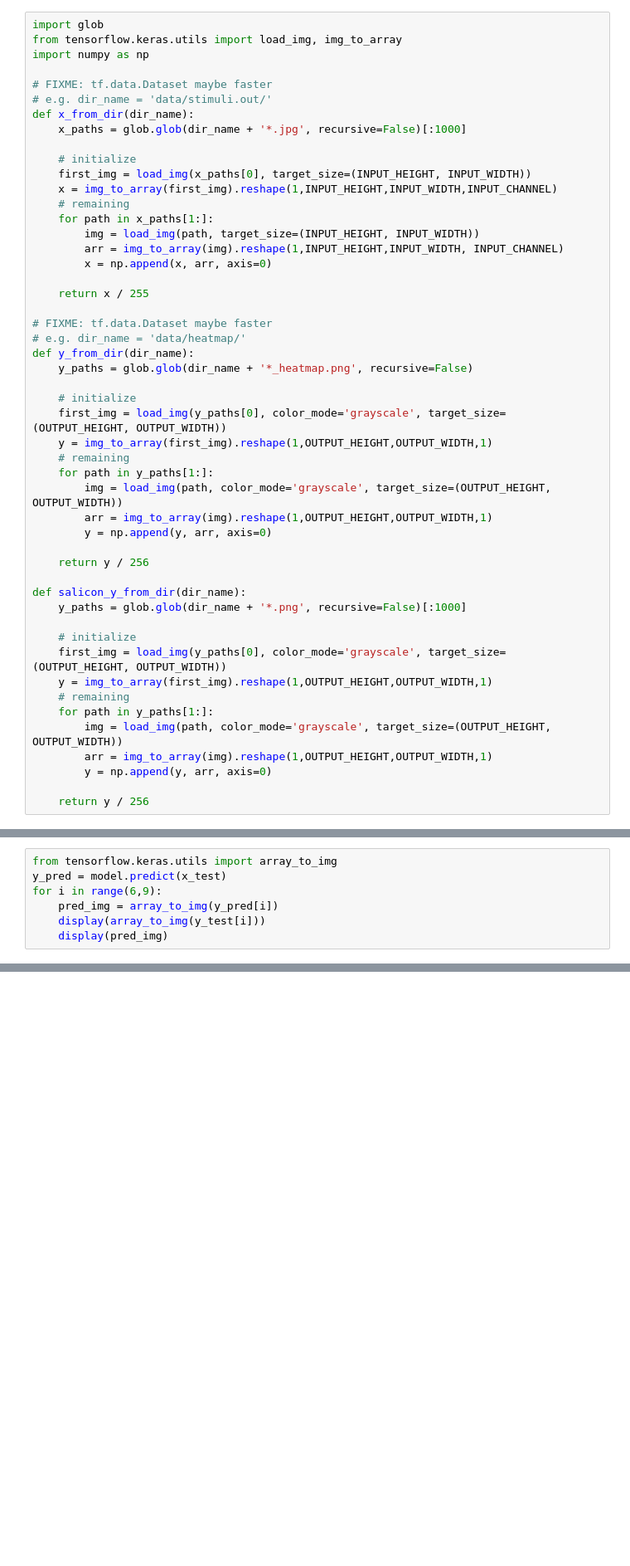
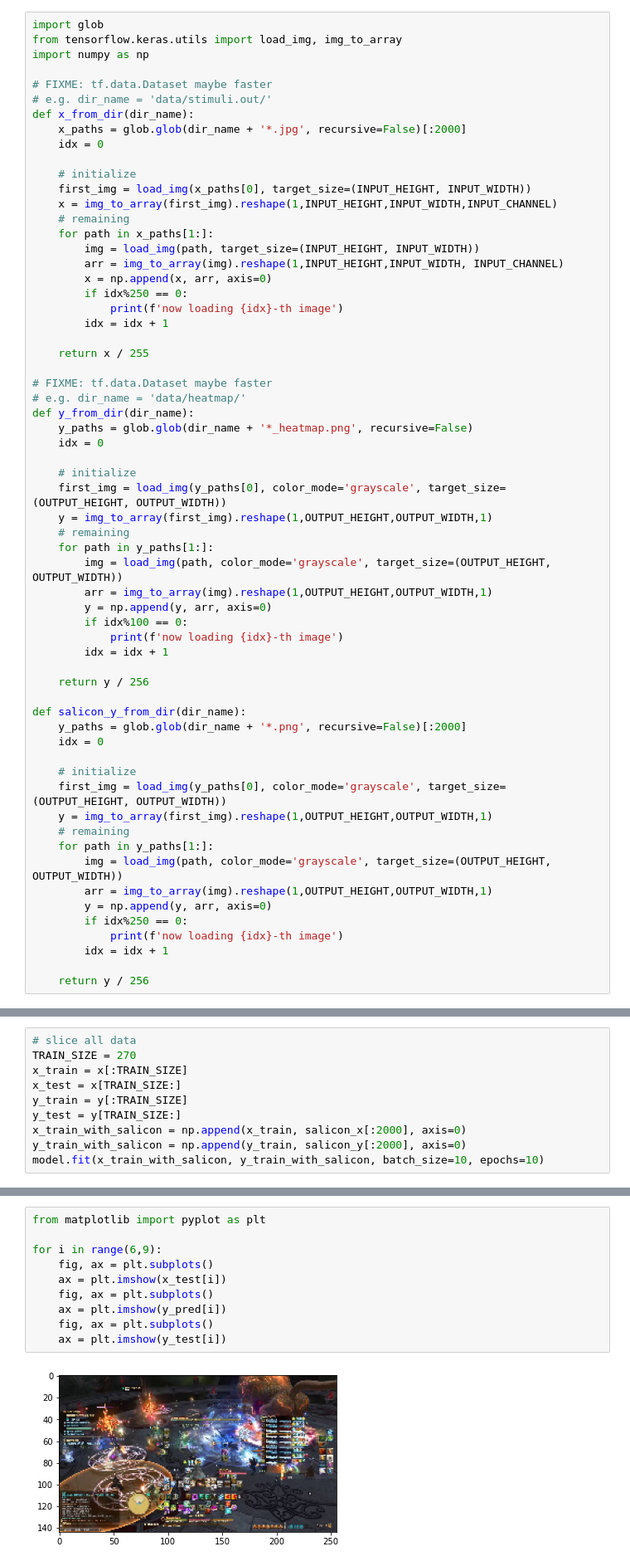
Before and after one commit to 510t/image_recognition, a Jupyter notebook: predict_heatmap.ipynb, the cells around one changed output, grey strips where cells are left out. Shown: that part at 83% size. Drawn from its saved outputs; the diff is of its cells as text; blank space fills up the shorter version.

```diff
--- a/predict_heatmap.ipynb
+++ b/predict_heatmap.ipynb
@@ -76,7 +58,8 @@ import numpy as np
 # FIXME: tf.data.Dataset maybe faster
 # e.g. dir_name = 'data/stimuli.out/'
 def x_from_dir(dir_name):
-    x_paths = glob.glob(dir_name + '*.jpg', recursive=False)[:1000]
+    x_paths = glob.glob(dir_name + '*.jpg', recursive=False)[:2000]
+    idx = 0
 
     # initialize
     first_img = load_img(x_paths[0], target_size=(INPUT_HEIGHT, INPUT_WIDTH))
@@ -86,6 +69,9 @@ def x_from_dir(dir_name):
         img = load_img(path, target_size=(INPUT_HEIGHT, INPUT_WIDTH))
         arr = img_to_array(img).reshape(1,INPUT_HEIGHT,INPUT_WIDTH, INPUT_CHANNEL)
         x = np.append(x, arr, axis=0)
+        if idx%250 == 0:
+            print(f'now loading {idx}-th image')
+        idx = idx + 1
 
     return x / 255
 
@@ -93,6 +79,7 @@ def x_from_dir(dir_name):
 # e.g. dir_name = 'data/heatmap/'
 def y_from_dir(dir_name):
     y_paths = glob.glob(dir_name + '*_heatmap.png', recursive=False)
+    idx = 0
 
     # initialize
     first_img = load_img(y_paths[0], color_mode='grayscale', target_size=(OUTPUT_HEIGHT, OUTPUT_WIDTH))
@@ -102,11 +89,15 @@ def y_from_dir(dir_name):
         img = load_img(path, color_mode='grayscale', target_size=(OUTPUT_HEIGHT, OUTPUT_WIDTH))
         arr = img_to_array(img).reshape(1,OUTPUT_HEIGHT,OUTPUT_WIDTH,1)
         y = np.append(y, arr, axis=0)
+        if idx%100 == 0:
+            print(f'now loading {idx}-th image')
+        idx = idx + 1
 
     return y / 256
 
 def salicon_y_from_dir(dir_name):
-    y_paths = glob.glob(dir_name + '*.png', recursive=False)[:1000]
+    y_paths = glob.glob(dir_name + '*.png', recursive=False)[:2000]
+    idx = 0
 
     # initialize
     first_img = load_img(y_paths[0], color_mode='grayscale', target_size=(OUTPUT_HEIGHT, OUTPUT_WIDTH))
@@ -116,6 +107,9 @@ def salicon_y_from_dir(dir_name):
         img = load_img(path, color_mode='grayscale', target_size=(OUTPUT_HEIGHT, OUTPUT_WIDTH))
         arr = img_to_array(img).reshape(1,OUTPUT_HEIGHT,OUTPUT_WIDTH,1)
         y = np.append(y, arr, axis=0)
+        if idx%250 == 0:
+            print(f'now loading {idx}-th image')
+        idx = idx + 1
 
     return y / 256
 # %%
@@ -220,7 +261,0 @@ Epoch 10/10
-# %%
-from tensorflow.keras.utils import array_to_img
-y_pred = model.predict(x_test)
-for i in range(6,9):
-    pred_img = array_to_img(y_pred[i])
-    display(array_to_img(y_test[i]))
-    display(pred_img)
@@ -242,0 +262,10 @@ np.savetxt('out.csv', salicon_y, delimiter=',')
+# %%
+# slice all data
+TRAIN_SIZE = 270
+x_train = x[:TRAIN_SIZE]
+x_test = x[TRAIN_SIZE:]
+y_train = y[:TRAIN_SIZE]
+y_test = y[TRAIN_SIZE:]
+x_train_with_salicon = np.append(x_train, salicon_x[:2000], axis=0)
+y_train_with_salicon = np.append(y_train, salicon_y[:2000], axis=0)
+model.fit(x_train_with_salicon, y_train_with_salicon, batch_size=10, epochs=10)
@@ -242,0 +278,12 @@ np.savetxt('out.csv', salicon_y, delimiter=',')
+# %%
+from matplotlib import pyplot as plt
+
+for i in range(6,9):
+    fig, ax = plt.subplots()
+    ax = plt.imshow(x_test[i])
+    fig, ax = plt.subplots()
+    ax = plt.imshow(y_pred[i])
+    fig, ax = plt.subplots()
+    ax = plt.imshow(y_test[i])
+# %% [output]
+[figure, added]
```
Also changed, not shown: parts of 15 cells of this notebook.
